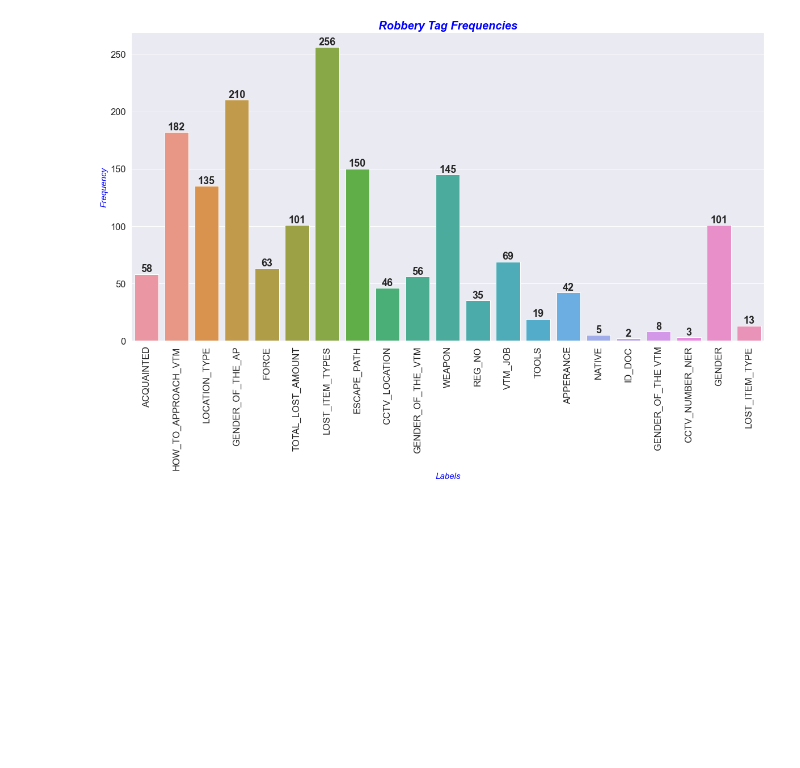
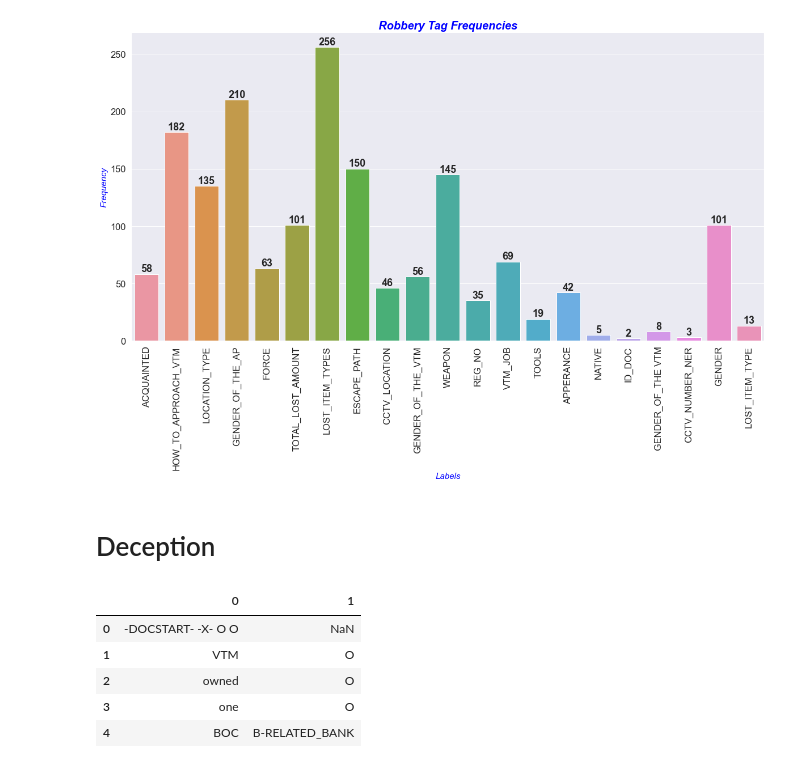
Before and after one commit to mishi-sarfraz/pythonProjects, a Jupyter notebook: metricAnalysis.ipynb, the cells around one changed output. Saved outputs shown, nothing was run; the diff lists cells and outputs as text; code cells hidden in the pictures; blank space fills up the shorter version.

```diff
--- a/metricAnalysis.ipynb
+++ b/metricAnalysis.ipynb
@@ -611,4 +611,13 @@ plt.show()
 AxesSubplot(0.125,0.125;0.775x0.755)
 [figure]
 # %% [markdown]
-<!-- Dece -->
+# Deception
+# %%
+mergedDeception.head()
+# %% [output]
+|  | 0 | 1 |
+| 0 | -DOCSTART- -X- O O | NaN |
+| 1 | VTM | O |
+| 2 | owned | O |
+| 3 | one | O |
+| 4 | BOC | B-RELATED_BANK |
```
Also changed, not shown: parts of 15 cells of this notebook.
